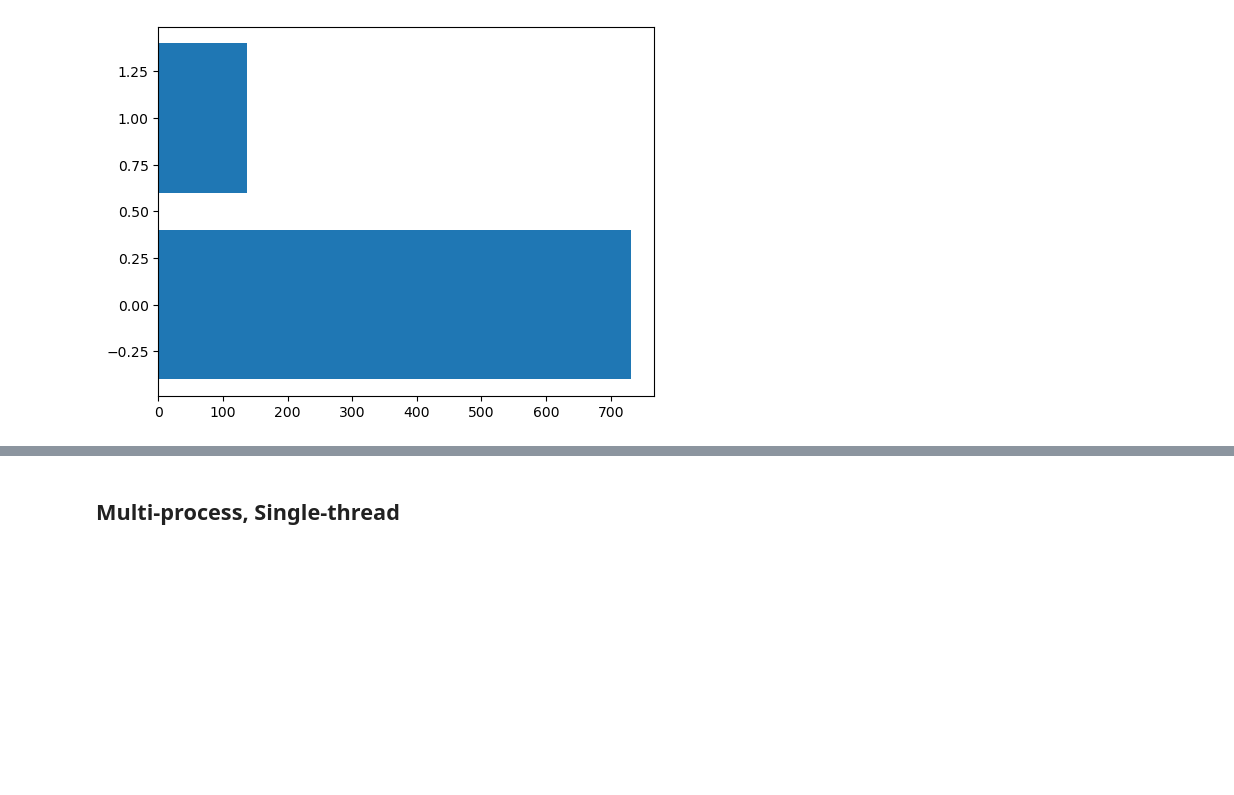
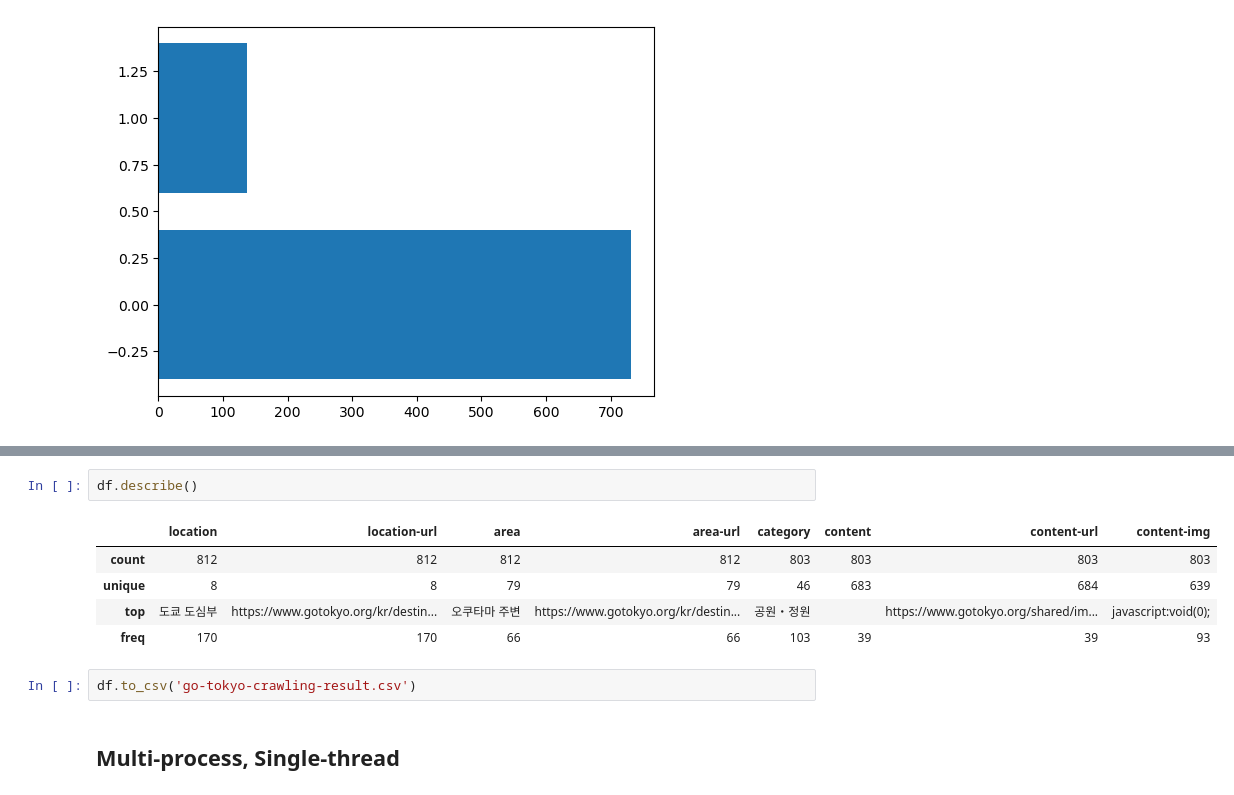
Before and after one commit to next-top-instagram/python-data-crawler, a Jupyter notebook: Crawl go-tokyo multi process, multi threading.ipynb, the cells around one changed output, grey strips where cells are left out. Cells and saved outputs as stored; diff of their text form; blank space fills up the shorter version.

```diff
--- a/Crawl go-tokyo multi process, multi threading.ipynb
+++ b/Crawl go-tokyo multi process, multi threading.ipynb
@@ -343,3 +611,13 @@ plt.show()
+# %%
+df.describe()
+# %% [output]
+|  | location | location-url | area | area-url | category | content | content-url | content-img |
+| count | 812 | 812 | 812 | 812 | 803 | 803 | 803 | 803 |
+| unique | 8 | 8 | 79 | 79 | 46 | 683 | 684 | 639 |
+| top | 도쿄 도심부 | https://www.gotokyo.org/kr/destin... | 오쿠타마 주변 | https://www.gotokyo.org/kr/destin... | 공원・정원 |  | https://www.gotokyo.org/shared/im... | javascript:void(0); |
+| freq | 170 | 170 | 66 | 66 | 103 | 39 | 39 | 93 |
+# %%
+df.to_csv('go-tokyo-crawling-result.csv')
 # %% [markdown]
 ## Multi-process, Single-thread
 # %%
```
Also changed, not shown: parts of 40 cells of this notebook, 2 other files.
